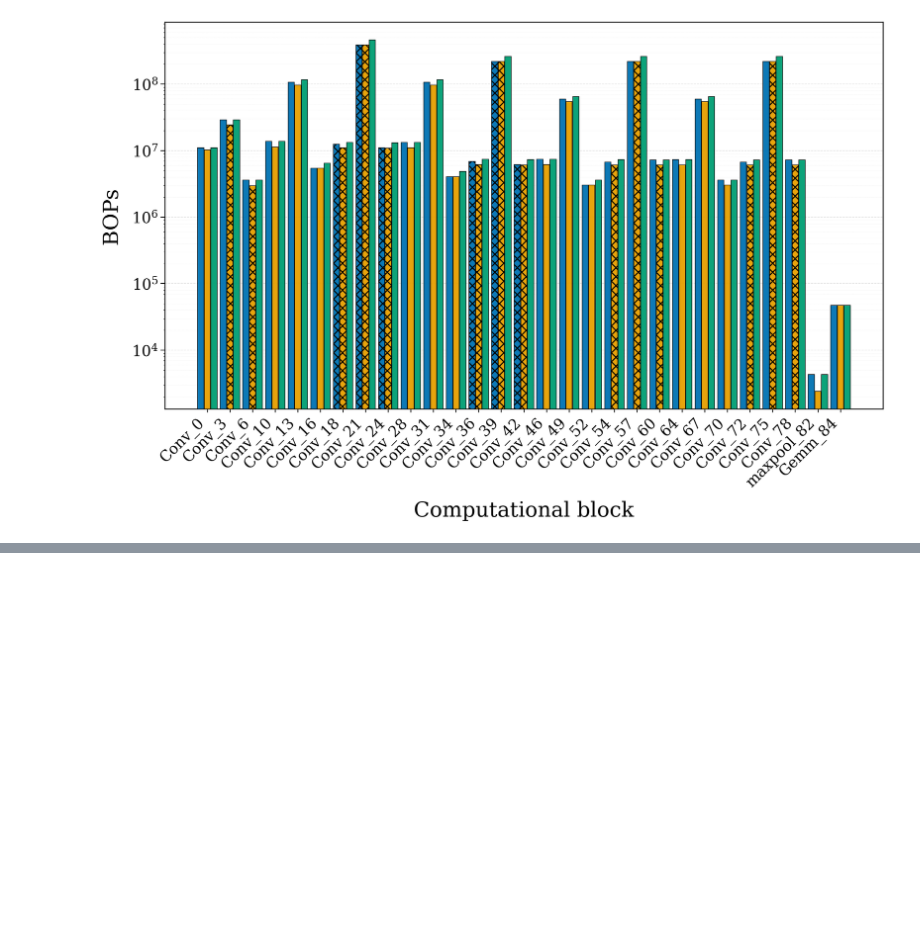
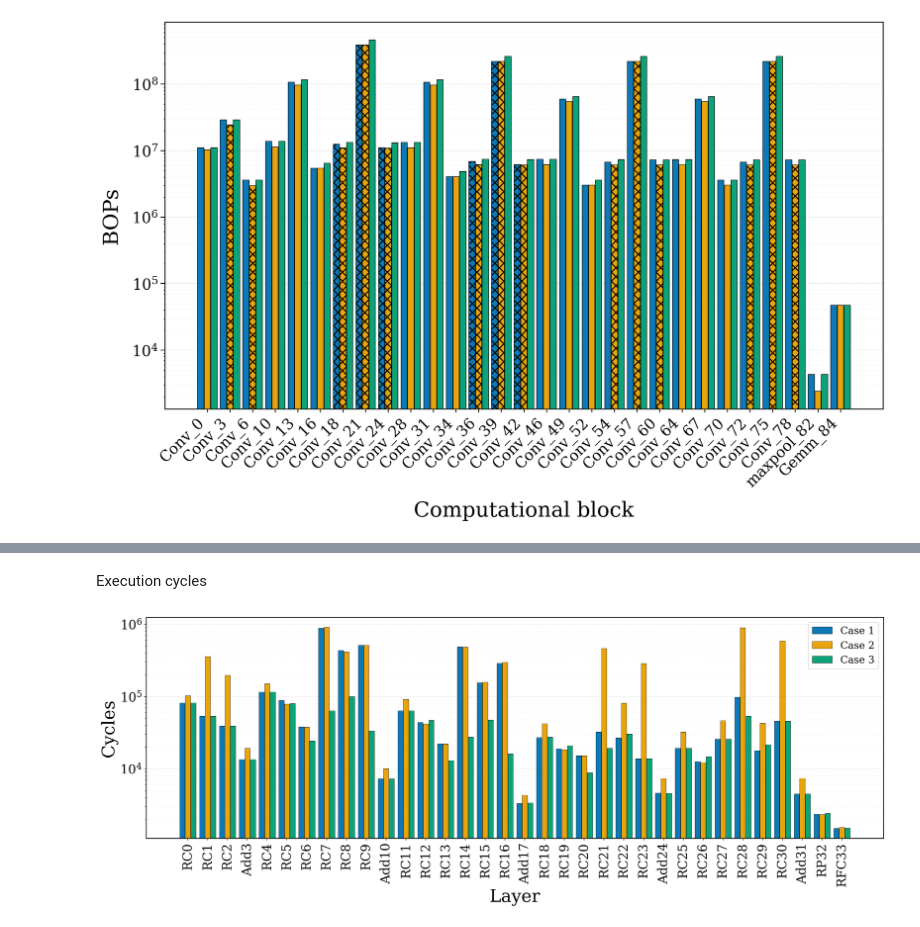
Before and after one commit to balditommaso/mixed-precision-dory, a Jupyter notebook: notebooks/plot.ipynb, the cells around one changed output, grey strips where cells are left out. Saved outputs shown, nothing was run; the diff lists cells and outputs as text; code cells hidden in the pictures; blank space fills up the shorter version.

Commit message:
Prepared the plots and tuned the model for model inference latency.

```diff
--- a/notebooks/plot.ipynb
+++ b/notebooks/plot.ipynb
@@ -797,9 +651,7 @@ plt.close(fig)
 # %% [markdown]
 ### BOPs
 # %%
-fig, ax = plt.subplots(
-    figsize=FIGURE_SIZE
-)
+fig, ax = plt.subplots(figsize=FIGURE_SIZE)
 
 bops_plot_values = bops_values.copy()
 bops_plot_values[bops_plot_values <= 0] = np.nan
@@ -841,0 +1196,9 @@ plt.close(fig)
+# %%
+model_name = "efficientnet"
+platform = 1
+
+dataframes, case_labels = load_step3_cases(
+    model_name=model_name,
+    platform=platform,
+    output_dir="./output"
+)
@@ -841,0 +1218,15 @@ plt.close(fig)
+# %% [markdown]
+Execution cycles
+# %%
+plot_cases(
+    dataframes=dataframes,
+    case_labels=case_labels,
+    layer_column="layer_name",
+    value_column="num_cycles",
+    ylabel="Cycles",
+    log_scale=True,
+    figsize=(18, 7),
+    save_path=None
+)
+# %% [output]
+[figure, added]
```
Also changed, not shown: parts of 33 cells of this notebook, 1 other file.
